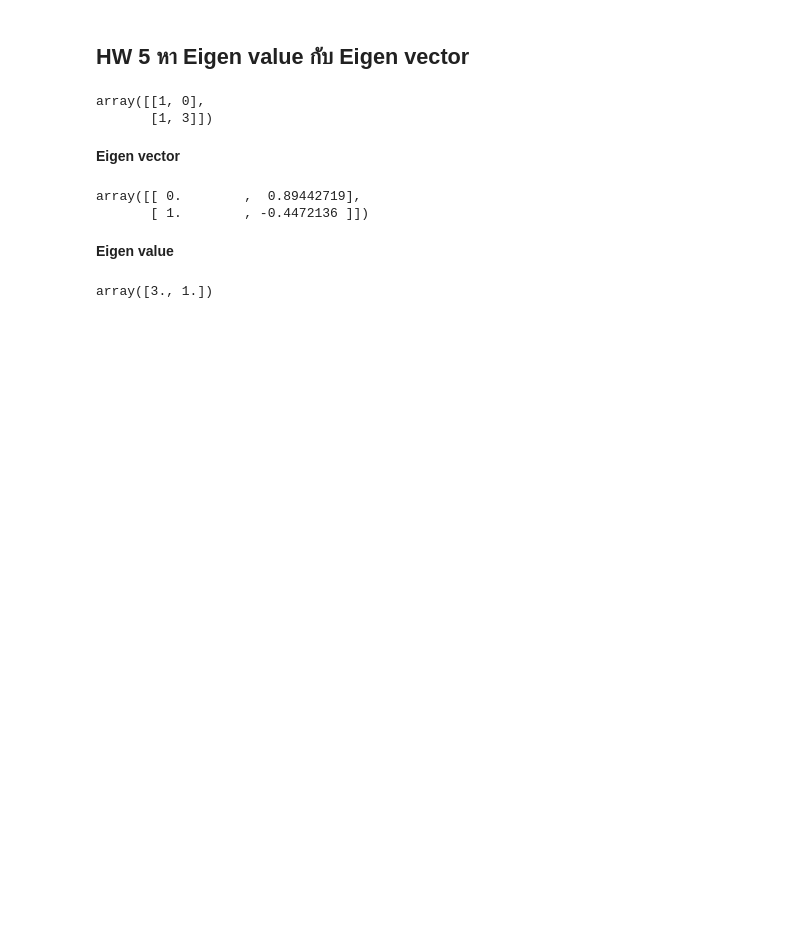
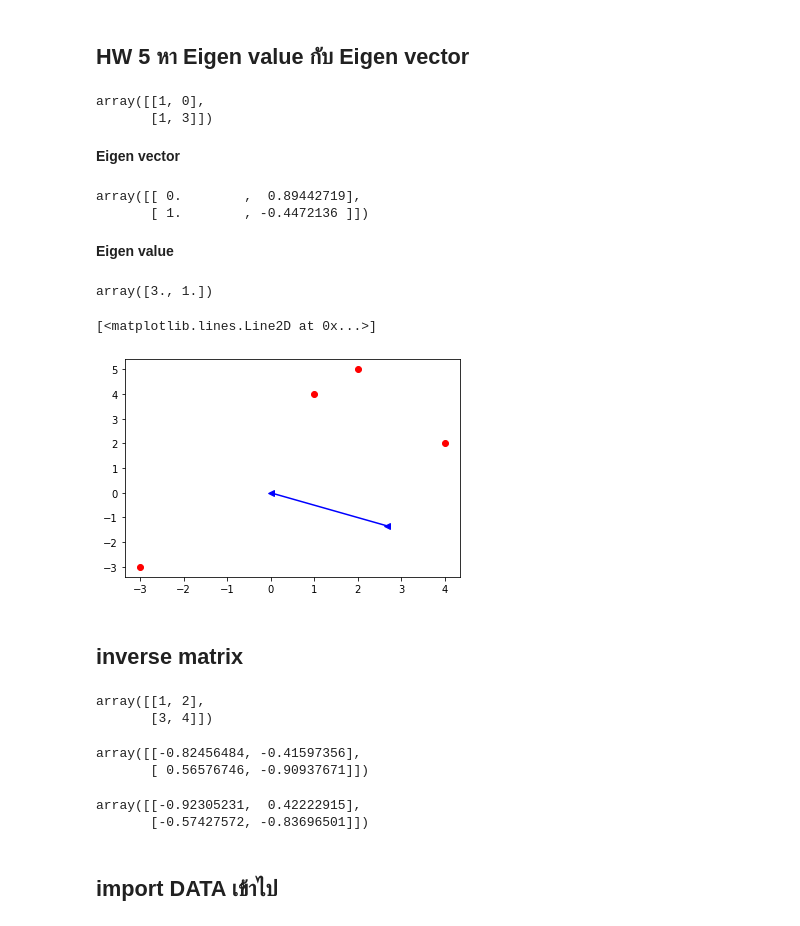
Before and after one commit to ThanikPimpiban/mulitivariate, a Jupyter notebook: MVA001.ipynb, the cells around one changed output. Drawn from its saved outputs; the diff is of its cells as text; code cells hidden in the pictures; blank space fills up the shorter version.

Commit message:
จบบท 1 ทบทวนความรู้สำคัญเกี่ยวกับ matrix

```diff
--- a/MVA001.ipynb
+++ b/MVA001.ipynb
@@ -227,3 +227,31 @@ HWm = np.array([[1,0], [1,3]])
 np.linalg.eigvals(HWm)
 # %% [output]
 array([3., 1.])
+# %%
+plt.plot(x[0,:],x[1,:],'or')
+plt.plot([0,3*v[0,1]],[0,3*v[1,1]],'<-b')
+# %% [output]
+[<matplotlib.lines.Line2D at 0x...>]
+[figure, added]
+# %% [markdown]
+## inverse matrix
+# %%
+x = np.array([[1,2],[3,4]])
+x
+# %% [output]
+array([[1, 2],
+       [3, 4]])
+# %%
+w,v = np.linalg.eig(x)
+v
+# %% [output]
+array([[-0.82456484, -0.41597356],
+       [ 0.56576746, -0.90937671]])
+# %%
+c_x =np.linalg.inv(v)
+c_x
+# %% [output]
+array([[-0.92305231,  0.42222915],
+       [-0.57427572, -0.83696501]])
+# %% [markdown]
+## import DATA เข้าไป
```
Also changed, not shown: parts of 2 cells of this notebook.
